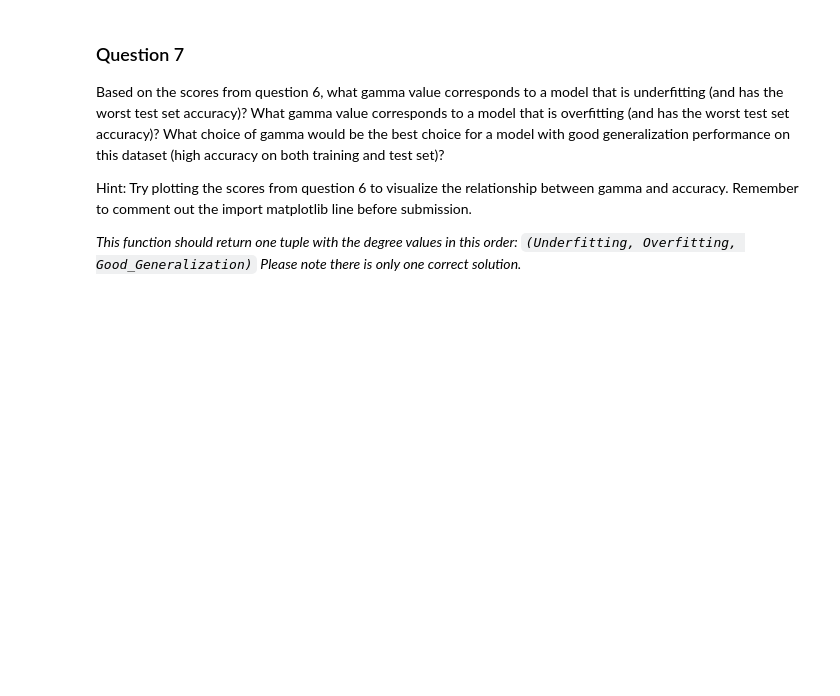
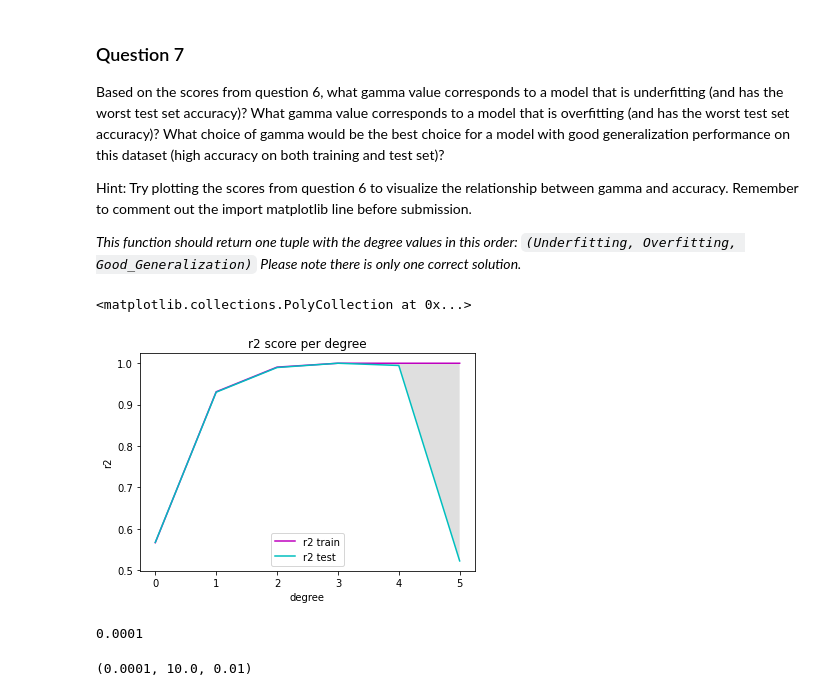
Before and after one commit to francodarvas/PYTHON2, a Jupyter notebook: Assignment 2 Agus.ipynb, the cells around one changed output. Drawn from its saved outputs; the diff is of its cells as text; code cells hidden in the pictures; blank space fills up the shorter version.

```diff
--- a/Assignment 2 Agus.ipynb
+++ b/Assignment 2 Agus.ipynb
@@ -224,11 +353,11 @@ it should then become
     array([ 0.5,  0.73333333,  0.83333333,  0.76666667,  0.63333333, 0.5])
 
 *This function should return one tuple of numpy arrays `(training_scores, test_scores)` where each array in the tuple has shape `(6,)`.*
-# %%
-def answer_six():
-    from sklearn.svm import SVC
-    from sklearn.model_selection import validation_curve
-
-    # Your code here
-
-    return # Your answer here
+# %%
+from sklearn.svm import SVC
+from sklearn.model_selection import validation_curve
+
+svc = SVC(kernel='rbf',C=1,random_state=0).fit(X_subset, y_subset)
+train_score,test_score=validation_curve(svc,X_subset,y_subset,param_name='gamma',param_range=np.logspace(0.0001,1,6),cv=3)
+mean_train=np.mean(train_score,axis=1)
+mean_test=np.mean(test_score,axis=1)
@@ -234,0 +371,12 @@ def answer_six():
+# %%
+def answer_six():
+    from sklearn.svm import SVC
+    from sklearn.model_selection import validation_curve
+
+    svc = SVC(kernel='rbf',C=1,random_state=0).fit(X_subset, y_subset)
+    train_score,test_score=validation_curve(svc,X_subset,y_subset,param_name='gamma',param_range=np.logspace(-4,1,6),cv=3)
+    mean_train=np.mean(train_score,axis=1)
+    mean_test=np.mean(test_score,axis=1)
+
+    return (mean_train,mean_test)
+answer_six()
@@ -248,0 +396,32 @@ def answer_seven():
+# %%
+import matplotlib.pyplot as plt
+%matplotlib inline
+scores=answer_six()
+# plot the linear data and the exponential data
+plt.plot(scores[0], 'm-',scores[1], 'c-')
+plt.xlabel('degree')
+plt.ylabel('r2')
+plt.title('r2 score per degree')
+# add a legend with legend entries (because we didn't have labels when we plotted the data series)
+plt.legend(['r2 train', 'r2 test'])
+# fill the area between the linear data and exponential data
+plt.gca().fill_between(range(len(scores[0])),
+                      list(np.array(scores[0])), list(np.array(scores[1])),
+                      facecolor='grey',
+                      alpha=0.25, label = '_nolegend_')
+# %% [output]
+<matplotlib.collections.PolyCollection at 0x...>
+[figure, added]
+# %%
+param_range=np.logspace(-4,1,6)
+# %% [output]
+0.0001
+# %%
+def answer_seven():
+
+    param_range=list(np.logspace(-4,1,6))
+
+    return (param_range[0],param_range[5],param_range[2])
+answer_seven()
+# %% [output]
+(0.0001, 10.0, 0.01)
```
Also changed, not shown: parts of 19 cells of this notebook.
